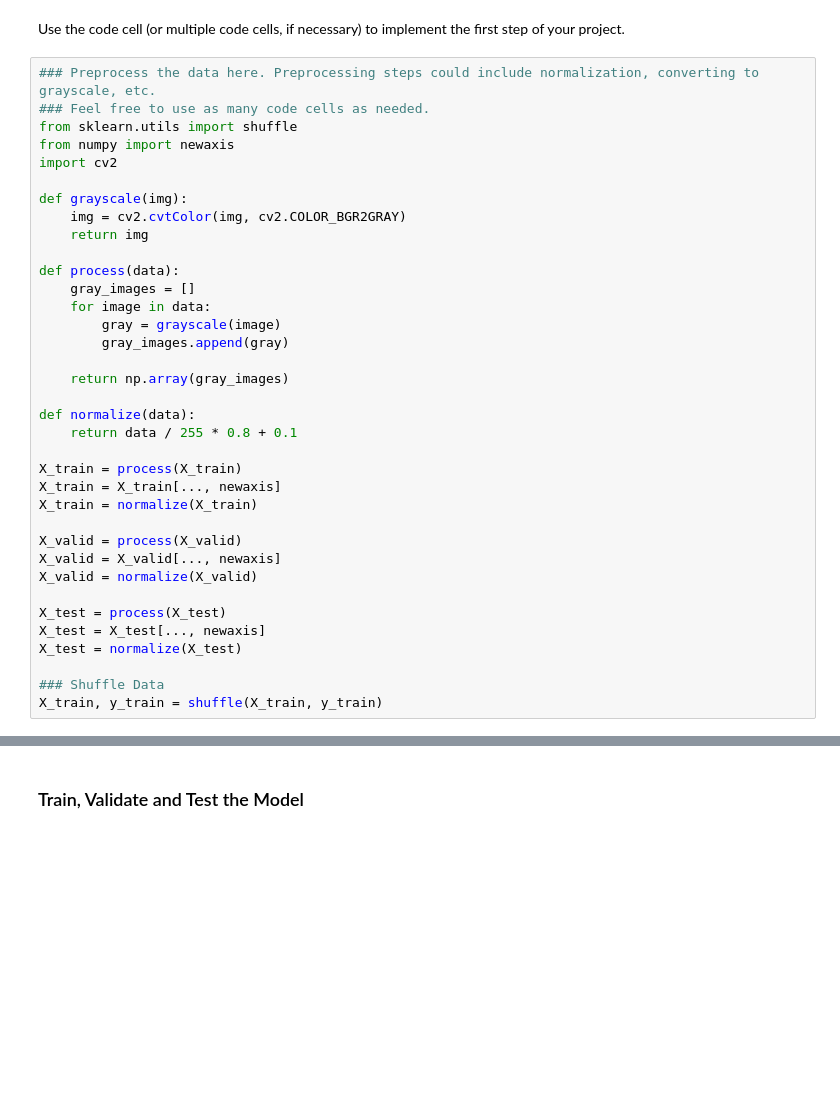
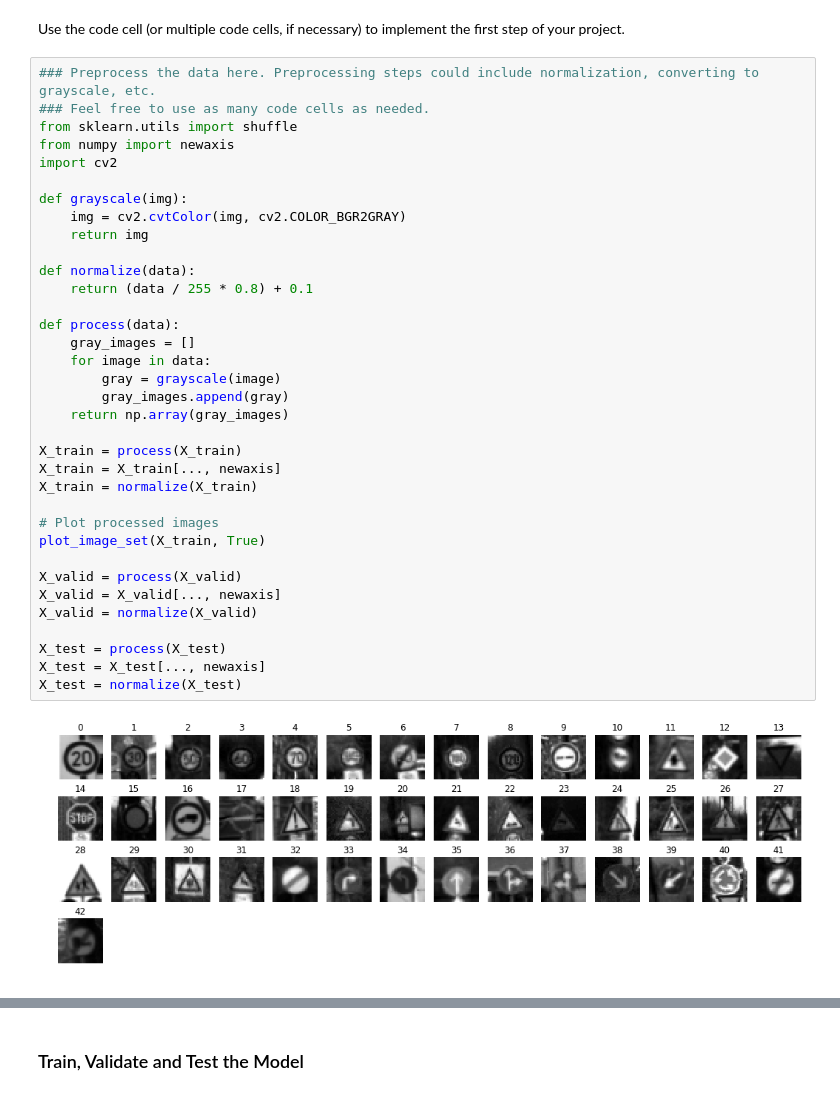
Before and after one commit to mkoehnke/CarND-TrafficSignClassifier, a Jupyter notebook: Traffic_Sign_Classifier.ipynb, the cells around one changed output, grey strips where cells are left out. Saved outputs shown, nothing was run; the diff lists cells and outputs as text; blank space fills up the shorter version.

```diff
--- a/Traffic_Sign_Classifier.ipynb
+++ b/Traffic_Sign_Classifier.ipynb
@@ -141,39 +153,40 @@ Use the code cell (or multiple code cells, if necessary) to implement the first
 # %%
 ### Preprocess the data here. Preprocessing steps could include normalization, converting to grayscale, etc.
 ### Feel free to use as many code cells as needed.
 from sklearn.utils import shuffle
 from numpy import newaxis
 import cv2
 
 def grayscale(img):
     img = cv2.cvtColor(img, cv2.COLOR_BGR2GRAY)
     return img
 
+def normalize(data):
+    return (data / 255 * 0.8) + 0.1
+
 def process(data):
     gray_images = []
     for image in data:
         gray = grayscale(image)
         gray_images.append(gray)
-
     return np.array(gray_images)
-
-def normalize(data):
-    return data / 255 * 0.8 + 0.1
 
 X_train = process(X_train)
 X_train = X_train[..., newaxis]
 X_train = normalize(X_train)
+
+# Plot processed images
+plot_image_set(X_train, True)
 
 X_valid = process(X_valid)
 X_valid = X_valid[..., newaxis]
 X_valid = normalize(X_valid)
 
 X_test = process(X_test)
 X_test = X_test[..., newaxis]
 X_test = normalize(X_test)
-
-### Shuffle Data
-X_train, y_train = shuffle(X_train, y_train)
+# %% [output]
+[figure, added]
 # %% [markdown]
 ### Model Architecture
 
```
Also changed, not shown: parts of 11 cells of this notebook, 12 other files.
